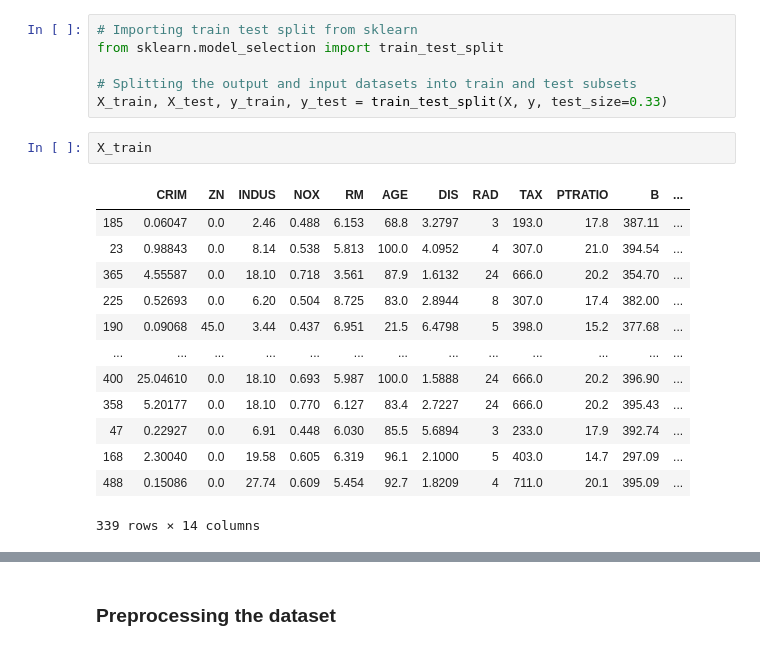
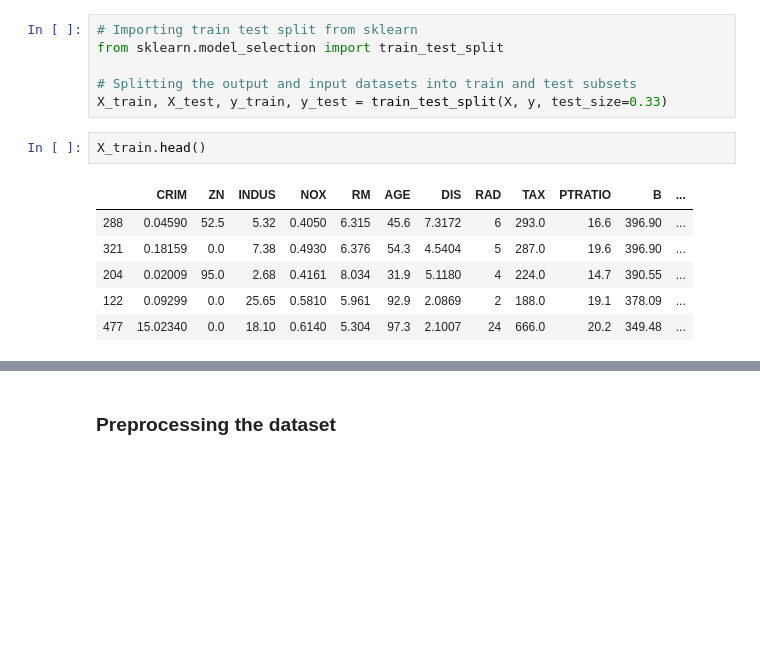
Before and after one commit to declanbarr/boston-house-prices, a Jupyter notebook: boston-house-prices-analysis.ipynb, the cells around one changed output, grey strips where cells are left out. Cells and saved outputs as stored; diff of their text form; blank space fills up the shorter version.

```diff
--- a/boston-house-prices-analysis.ipynb
+++ b/boston-house-prices-analysis.ipynb
@@ -348,19 +356,12 @@ from sklearn.model_selection import train_test_split
 # Splitting the output and input datasets into train and test subsets
 X_train, X_test, y_train, y_test = train_test_split(X, y, test_size=0.33)
 # %%
-X_train
+X_train.head()
 # %% [output]
 |  | CRIM | ZN | INDUS | NOX | RM | AGE | DIS | RAD | TAX | PTRATIO | B | ... |
-| 185 | 0.06047 | 0.0 | 2.46 | 0.488 | 6.153 | 68.8 | 3.2797 | 3 | 193.0 | 17.8 | 387.11 | ... |
-| 23 | 0.98843 | 0.0 | 8.14 | 0.538 | 5.813 | 100.0 | 4.0952 | 4 | 307.0 | 21.0 | 394.54 | ... |
-| 365 | 4.55587 | 0.0 | 18.10 | 0.718 | 3.561 | 87.9 | 1.6132 | 24 | 666.0 | 20.2 | 354.70 | ... |
-| 225 | 0.52693 | 0.0 | 6.20 | 0.504 | 8.725 | 83.0 | 2.8944 | 8 | 307.0 | 17.4 | 382.00 | ... |
-| 190 | 0.09068 | 45.0 | 3.44 | 0.437 | 6.951 | 21.5 | 6.4798 | 5 | 398.0 | 15.2 | 377.68 | ... |
-| ... | ... | ... | ... | ... | ... | ... | ... | ... | ... | ... | ... | ... |
-| 400 | 25.04610 | 0.0 | 18.10 | 0.693 | 5.987 | 100.0 | 1.5888 | 24 | 666.0 | 20.2 | 396.90 | ... |
-| 358 | 5.20177 | 0.0 | 18.10 | 0.770 | 6.127 | 83.4 | 2.7227 | 24 | 666.0 | 20.2 | 395.43 | ... |
-| 47 | 0.22927 | 0.0 | 6.91 | 0.448 | 6.030 | 85.5 | 5.6894 | 3 | 233.0 | 17.9 | 392.74 | ... |
-| 168 | 2.30040 | 0.0 | 19.58 | 0.605 | 6.319 | 96.1 | 2.1000 | 5 | 403.0 | 14.7 | 297.09 | ... |
-| 488 | 0.15086 | 0.0 | 27.74 | 0.609 | 5.454 | 92.7 | 1.8209 | 4 | 711.0 | 20.1 | 395.09 | ... |
+| 288 | 0.04590 | 52.5 | 5.32 | 0.4050 | 6.315 | 45.6 | 7.3172 | 6 | 293.0 | 16.6 | 396.90 | ... |
+| 321 | 0.18159 | 0.0 | 7.38 | 0.4930 | 6.376 | 54.3 | 4.5404 | 5 | 287.0 | 19.6 | 396.90 | ... |
+| 204 | 0.02009 | 95.0 | 2.68 | 0.4161 | 8.034 | 31.9 | 5.1180 | 4 | 224.0 | 14.7 | 390.55 | ... |
+| 122 | 0.09299 | 0.0 | 25.65 | 0.5810 | 5.961 | 92.9 | 2.0869 | 2 | 188.0 | 19.1 | 378.09 | ... |
+| 477 | 15.02340 | 0.0 | 18.10 | 0.6140 | 5.304 | 97.3 | 2.1007 | 24 | 666.0 | 20.2 | 349.48 | ... |
-339 rows × 14 columns
 # %%
```
Also changed, not shown: parts of 14 cells of this notebook.
